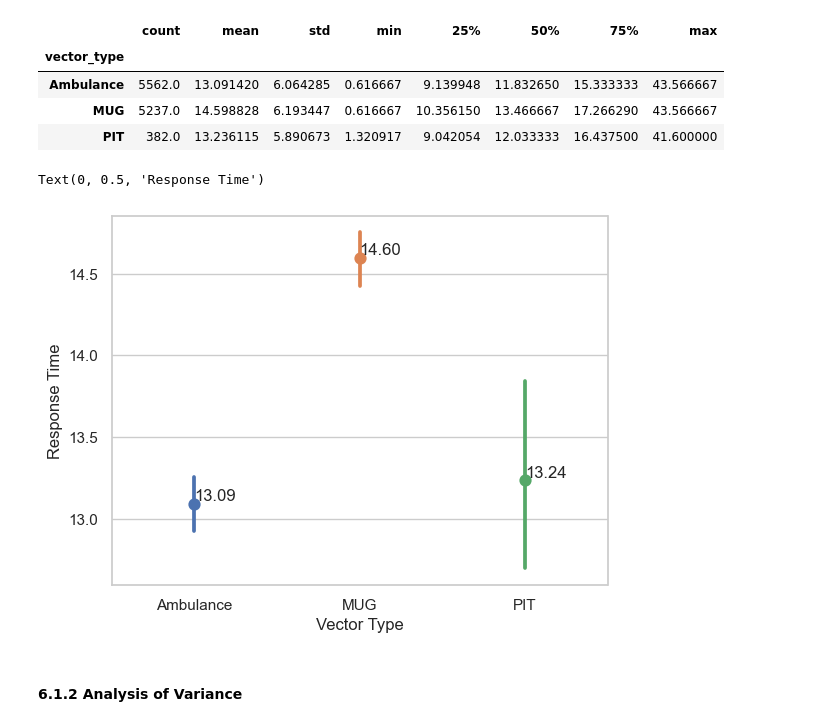
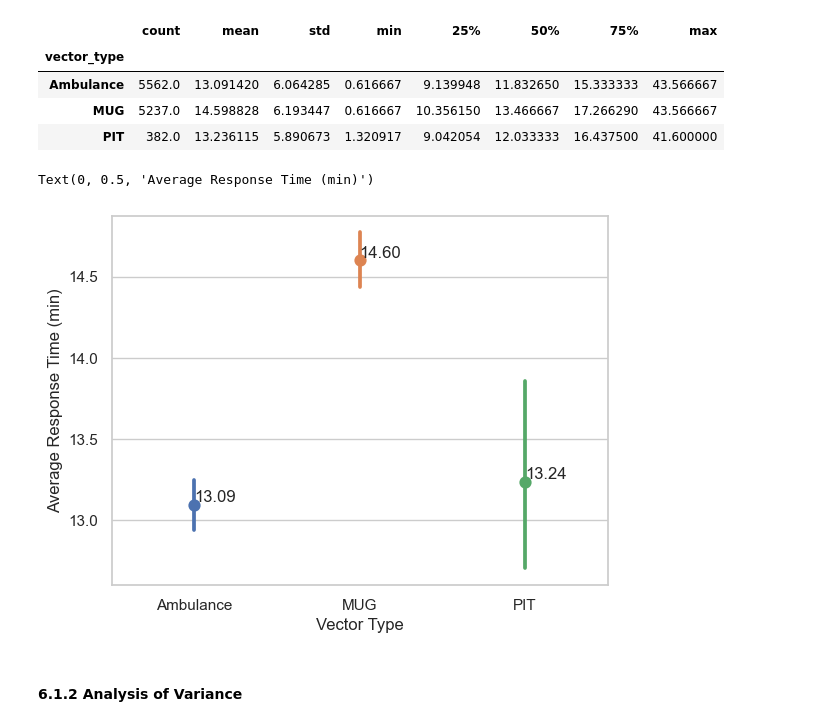
Before and after one commit to JeroenGuillierme/Project-MDA, a Jupyter notebook: 3. Response Time Analysis.ipynb, the cells around one changed output. Drawn from its saved outputs; the diff is of its cells as text; code cells hidden in the pictures.

Commit message:
Changing axis titles average response time

```diff
--- a/3. Response Time Analysis.ipynb
+++ b/3. Response Time Analysis.ipynb
@@ -375,19 +375,19 @@ rta_anova_vt.groupby('vector_type')['response_time'].describe()
 # %%
 sns.set(style='whitegrid')
 sns.pointplot(x='vector_type', y = 'response_time', data = rta_anova_vt, hue='vector_type') # errorbars: 95% confidence interval
 
 # Calculate means
 means = rta_anova_vt.groupby('vector_type')['response_time'].mean()
 
 # Annotate the means next to the points
 for i, mean in enumerate(means):
     plt.text(i, mean, f'{mean:.2f}', ha='left', va='bottom')
 
 plt.xlabel('Vector Type')
-plt.ylabel('Response Time')
+plt.ylabel('Average Response Time (min)')
 # %% [output]
-Text(0, 0.5, 'Response Time')
+Text(0, 0.5, 'Average Response Time (min)')
-[figure, old version]
+[figure, new version]
 # %% [markdown]
 #### 6.1.2 Analysis of Variance
 # %%
```
Also changed, not shown: parts of 2 cells of this notebook.
